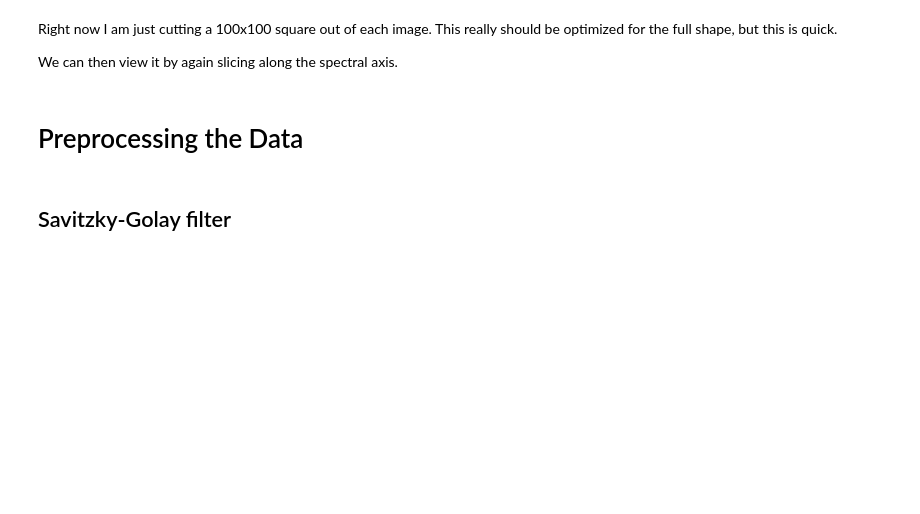
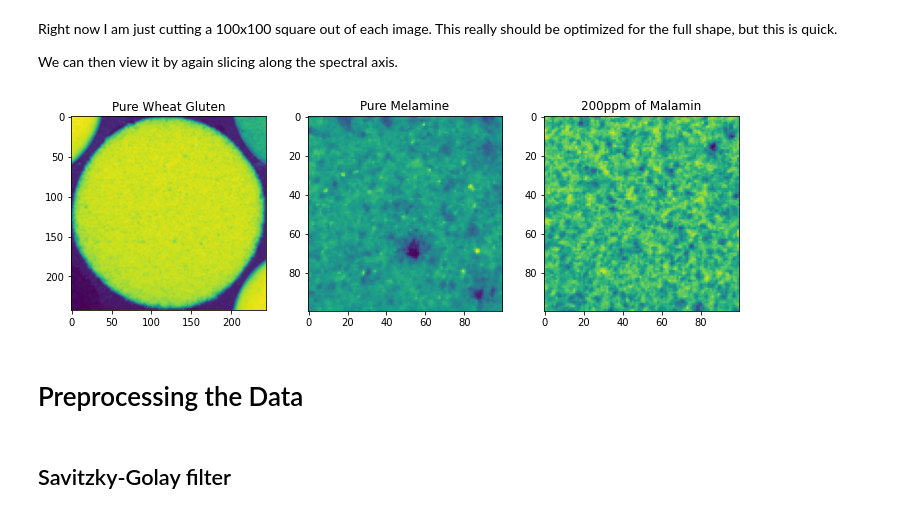
Before and after one commit to KeeganMcWW/ml-projects, a Jupyter notebook: IASIM2016_Challenege_ML.ipynb, the cells around one changed output. Saved outputs shown, nothing was run; the diff lists cells and outputs as text; code cells hidden in the pictures; blank space fills up the shorter version.

```diff
--- a/IASIM2016_Challenege_ML.ipynb
+++ b/IASIM2016_Challenege_ML.ipynb
@@ -171,13 +201,15 @@ m_200ppm_cropped = m_200ppm_data_mat[left:right, top:bottom, :]
 # %%
 z_slice = 34 #@param {type: "slider", min: 0, max: 242}
 fig, ax = plt.subplots(1,3, figsize=(10, 10));
 plt.tight_layout();
-ax[0].imshow(wheat_cropped[:, :, z_slice]);
+ax[0].imshow(wheat_gluten_pure_data_mat[:, :, z_slice]);
 ax[0].set_title('Pure Wheat Gluten');
 ax[1].imshow(melamine_cropped[:, :, z_slice]);
 ax[1].set_title('Pure Melamine');
 ax[2].imshow(m_200ppm_cropped[:, :, z_slice]);
 ax[2].set_title('200ppm of Malamin');
+# %% [output]
+[figure, added]
 # %% [markdown]
 # Preprocessing the Data
 # %% [markdown]
```
Also changed, not shown: parts of 21 cells of this notebook.
